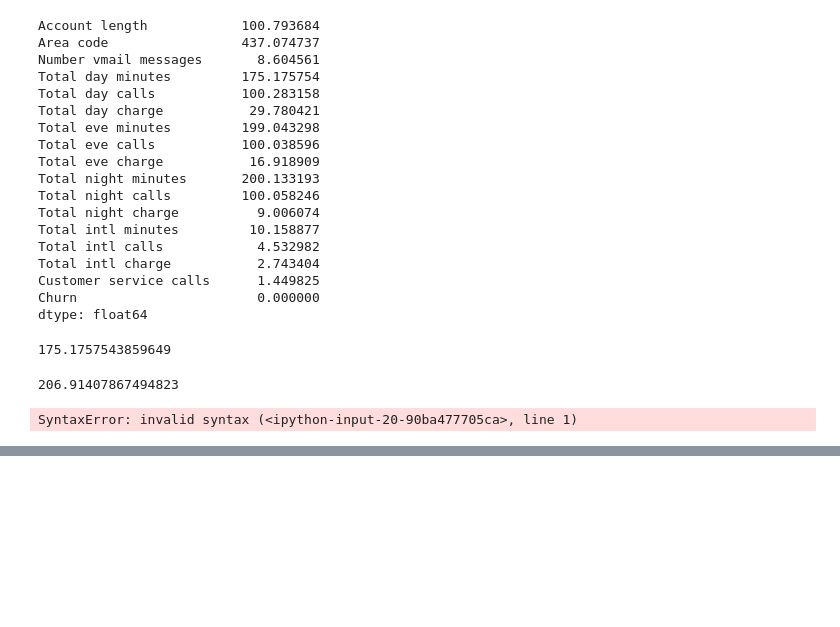
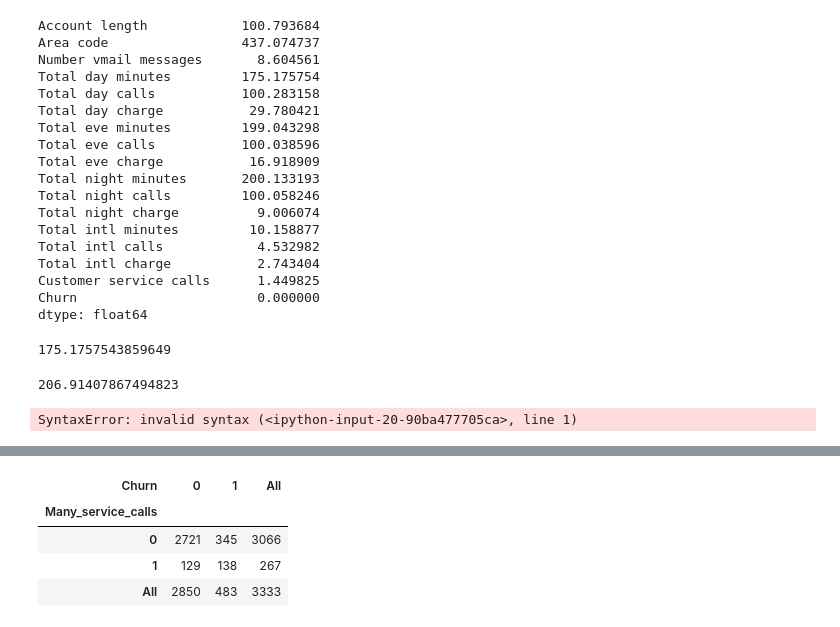
Before and after one commit to cdeler/ml_courses, a Jupyter notebook: lesson01/lesson01.ipynb, the cells around one changed output, grey strips where cells are left out. Cells and saved outputs as stored; diff of their text form; code cells hidden in the pictures; blank space fills up the shorter version.

```diff
--- a/lesson01/lesson01.ipynb
+++ b/lesson01/lesson01.ipynb
@@ -333,0 +260,8 @@ sns.countplot(x='International plan', hue='Churn', data=df);
+# %%
+pd.crosstab(df['Many_service_calls'], df['Churn'], margins=True)
+# %% [output]
+| Churn | 0 | 1 | All |
+| Many_service_calls |  |  |  |
+| 0 | 2721 | 345 | 3066 |
+| 1 | 129 | 138 | 267 |
+| All | 2850 | 483 | 3333 |
```
Also changed, not shown: parts of 42 cells of this notebook.
